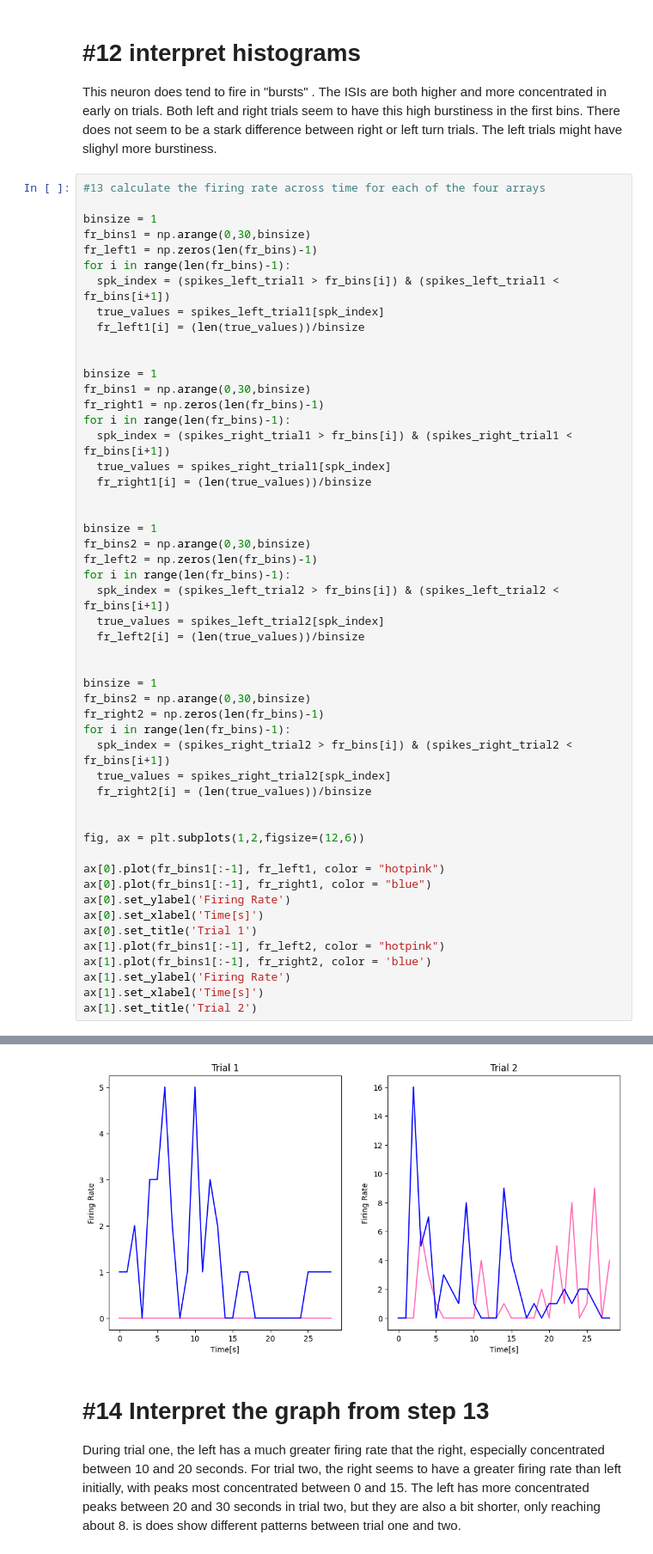
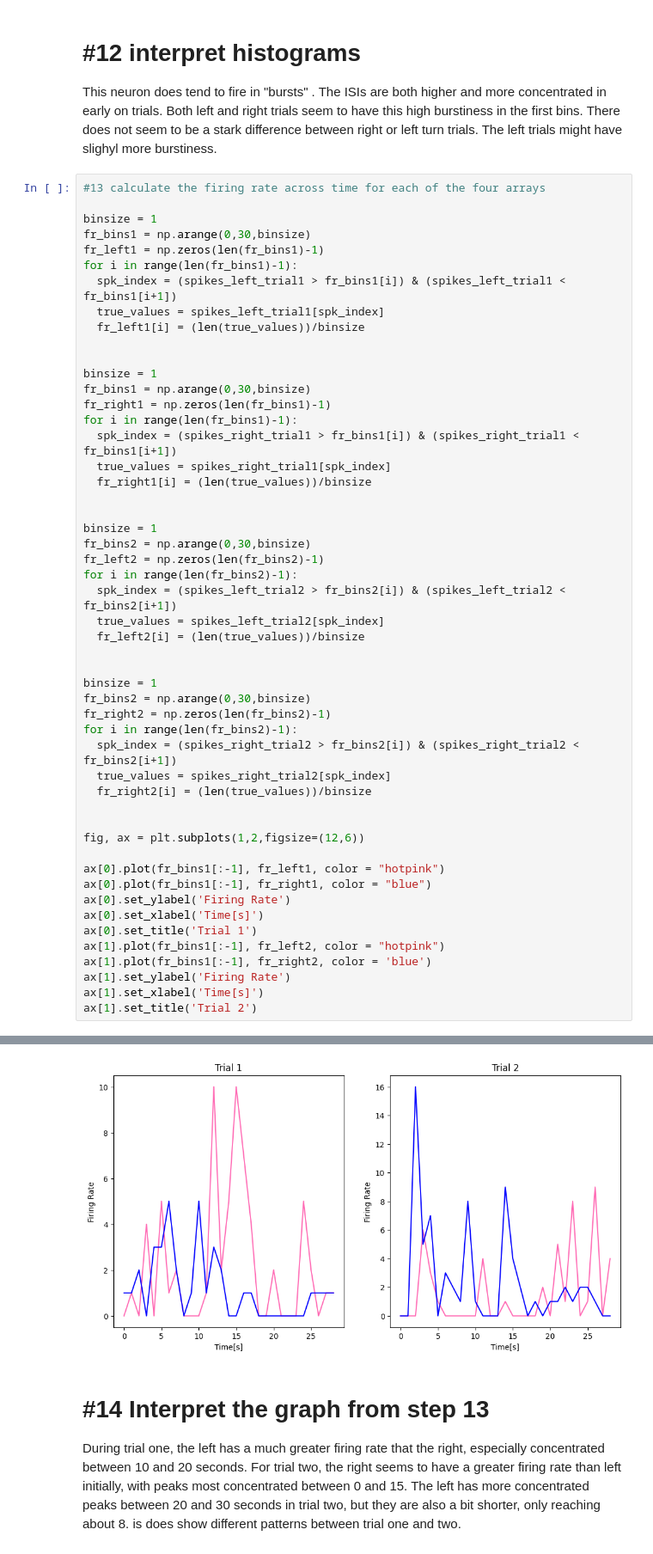
Before and after one commit to meghaninglis/Neural-Data, a Jupyter notebook: coding_homework_7.ipynb, the cells around one changed output, grey strips where cells are left out. Shown at 86% size. Saved outputs shown, nothing was run; the diff lists cells and outputs as text.

```diff
--- a/coding_homework_7.ipynb
+++ b/coding_homework_7.ipynb
@@ -206,55 +209,55 @@ This neuron does tend to fire in "bursts" .  The ISIs are both higher and more c
 
 binsize = 1
 fr_bins1 = np.arange(0,30,binsize)
-fr_left1 = np.zeros(len(fr_bins)-1)
-for i in range(len(fr_bins)-1):
-  spk_index = (spikes_left_trial1 > fr_bins[i]) & (spikes_left_trial1 < fr_bins[i+1])
+fr_left1 = np.zeros(len(fr_bins1)-1)
+for i in range(len(fr_bins1)-1):
+  spk_index = (spikes_left_trial1 > fr_bins1[i]) & (spikes_left_trial1 < fr_bins1[i+1])
   true_values = spikes_left_trial1[spk_index]
   fr_left1[i] = (len(true_values))/binsize
 
 
 binsize = 1
 fr_bins1 = np.arange(0,30,binsize)
-fr_right1 = np.zeros(len(fr_bins)-1)
-for i in range(len(fr_bins)-1):
-  spk_index = (spikes_right_trial1 > fr_bins[i]) & (spikes_right_trial1 < fr_bins[i+1])
+fr_right1 = np.zeros(len(fr_bins1)-1)
+for i in range(len(fr_bins1)-1):
+  spk_index = (spikes_right_trial1 > fr_bins1[i]) & (spikes_right_trial1 < fr_bins1[i+1])
   true_values = spikes_right_trial1[spk_index]
   fr_right1[i] = (len(true_values))/binsize
 
 
 binsize = 1
 fr_bins2 = np.arange(0,30,binsize)
-fr_left2 = np.zeros(len(fr_bins)-1)
-for i in range(len(fr_bins)-1):
-  spk_index = (spikes_left_trial2 > fr_bins[i]) & (spikes_left_trial2 < fr_bins[i+1])
+fr_left2 = np.zeros(len(fr_bins2)-1)
+for i in range(len(fr_bins2)-1):
+  spk_index = (spikes_left_trial2 > fr_bins2[i]) & (spikes_left_trial2 < fr_bins2[i+1])
   true_values = spikes_left_trial2[spk_index]
   fr_left2[i] = (len(true_values))/binsize
 
 
 binsize = 1
 fr_bins2 = np.arange(0,30,binsize)
-fr_right2 = np.zeros(len(fr_bins)-1)
-for i in range(len(fr_bins)-1):
-  spk_index = (spikes_right_trial2 > fr_bins[i]) & (spikes_right_trial2 < fr_bins[i+1])
+fr_right2 = np.zeros(len(fr_bins2)-1)
+for i in range(len(fr_bins2)-1):
+  spk_index = (spikes_right_trial2 > fr_bins2[i]) & (spikes_right_trial2 < fr_bins2[i+1])
   true_values = spikes_right_trial2[spk_index]
   fr_right2[i] = (len(true_values))/binsize
 
 
 fig, ax = plt.subplots(1,2,figsize=(12,6))
 
 ax[0].plot(fr_bins1[:-1], fr_left1, color = "hotpink")
 ax[0].plot(fr_bins1[:-1], fr_right1, color = "blue")
 ax[0].set_ylabel('Firing Rate')
 ax[0].set_xlabel('Time[s]')
 ax[0].set_title('Trial 1')
 ax[1].plot(fr_bins1[:-1], fr_left2, color = "hotpink")
 ax[1].plot(fr_bins1[:-1], fr_right2, color = 'blue')
 ax[1].set_ylabel('Firing Rate')
 ax[1].set_xlabel('Time[s]')
 ax[1].set_title('Trial 2')
 # %% [output]
 Text(0.5, 1.0, 'Trial 2')
-[figure, old version]
+[figure, new version]
 # %% [markdown]
 # #14 Interpret the graph from step 13
 During trial one, the left has a much greater firing rate that the right, especially concentrated between 10 and 20 seconds.  For trial two, the right seems to have a greater firing rate than left initially, with peaks most concentrated between 0 and 15.  The left has more concentrated peaks between 20 and 30 seconds in trial two, but they are also a bit shorter, only reaching about 8. is does show different patterns between trial one and two.
```
Also changed, not shown: parts of 3 cells of this notebook.
